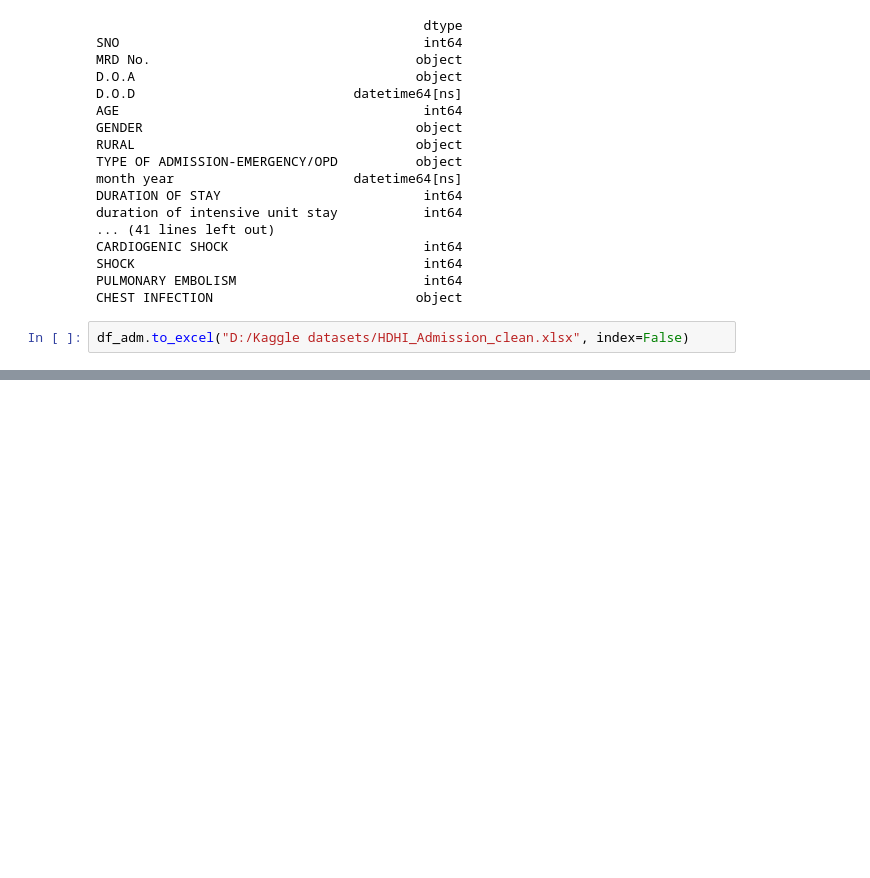
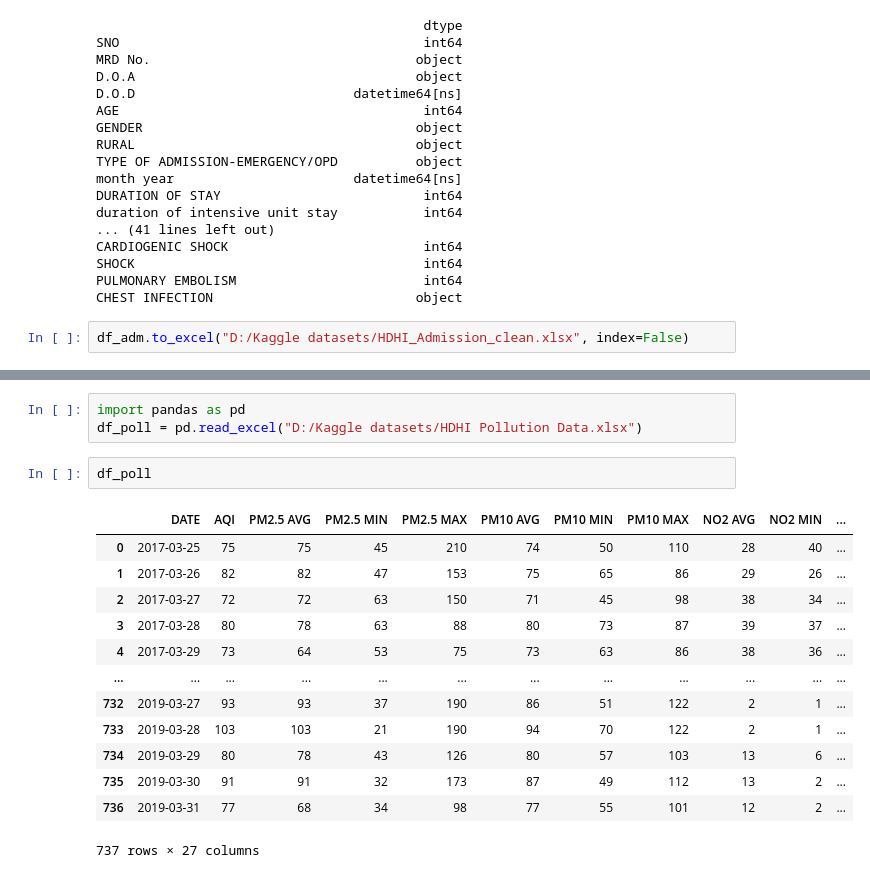
Before and after one commit to sardarmoneeb/Data-analyst-in-python, a Jupyter notebook: Hospital Patients Data.ipynb, the cells around one changed output, grey strips where cells are left out. Drawn from its saved outputs; the diff is of its cells as text; blank space fills up the shorter version.

```diff
--- a/Hospital Patients Data.ipynb
+++ b/Hospital Patients Data.ipynb
@@ -306,0 +361,19 @@ df_adm.to_excel("D:/Kaggle datasets/HDHI_Admission_clean.xlsx", index=False)
+# %%
+import pandas as pd
+df_poll = pd.read_excel("D:/Kaggle datasets/HDHI Pollution Data.xlsx")
+# %%
+df_poll
+# %% [output]
+|  | DATE | AQI | PM2.5 AVG | PM2.5 MIN | PM2.5 MAX | PM10 AVG | PM10 MIN | PM10 MAX | NO2 AVG | NO2 MIN | ... |
+| 0 | 2017-03-25 | 75 | 75 | 45 | 210 | 74 | 50 | 110 | 28 | 40 | ... |
+| 1 | 2017-03-26 | 82 | 82 | 47 | 153 | 75 | 65 | 86 | 29 | 26 | ... |
+| 2 | 2017-03-27 | 72 | 72 | 63 | 150 | 71 | 45 | 98 | 38 | 34 | ... |
+| 3 | 2017-03-28 | 80 | 78 | 63 | 88 | 80 | 73 | 87 | 39 | 37 | ... |
+| 4 | 2017-03-29 | 73 | 64 | 53 | 75 | 73 | 63 | 86 | 38 | 36 | ... |
+| ... | ... | ... | ... | ... | ... | ... | ... | ... | ... | ... | ... |
+| 732 | 2019-03-27 | 93 | 93 | 37 | 190 | 86 | 51 | 122 | 2 | 1 | ... |
+| 733 | 2019-03-28 | 103 | 103 | 21 | 190 | 94 | 70 | 122 | 2 | 1 | ... |
+| 734 | 2019-03-29 | 80 | 78 | 43 | 126 | 80 | 57 | 103 | 13 | 6 | ... |
+| 735 | 2019-03-30 | 91 | 91 | 32 | 173 | 87 | 49 | 112 | 13 | 2 | ... |
+| 736 | 2019-03-31 | 77 | 68 | 34 | 98 | 77 | 55 | 101 | 12 | 2 | ... |
+737 rows × 27 columns
```
Also changed, not shown: parts of 15 cells of this notebook.
